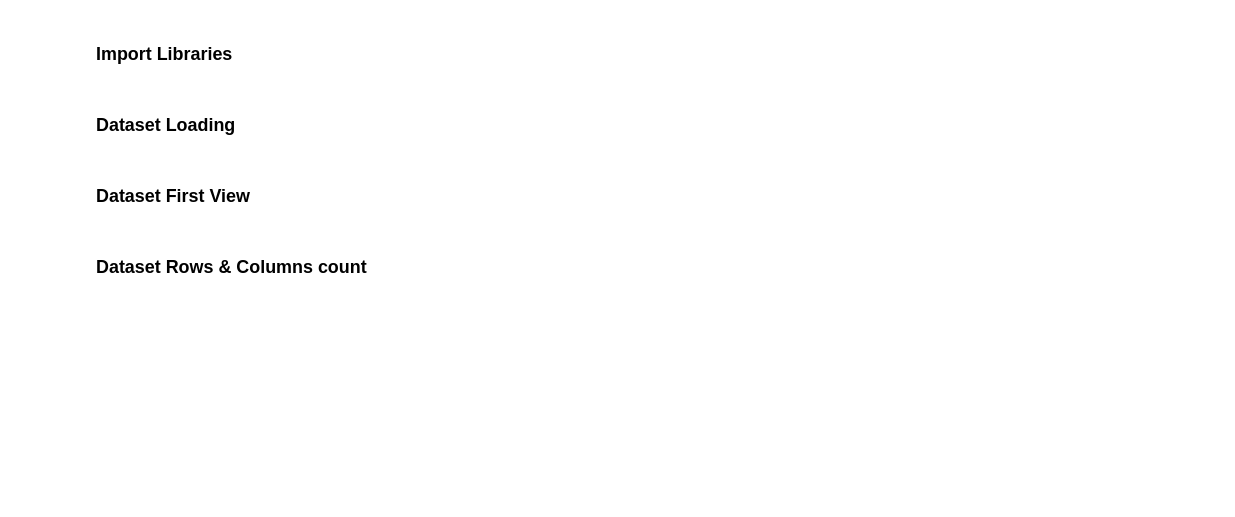
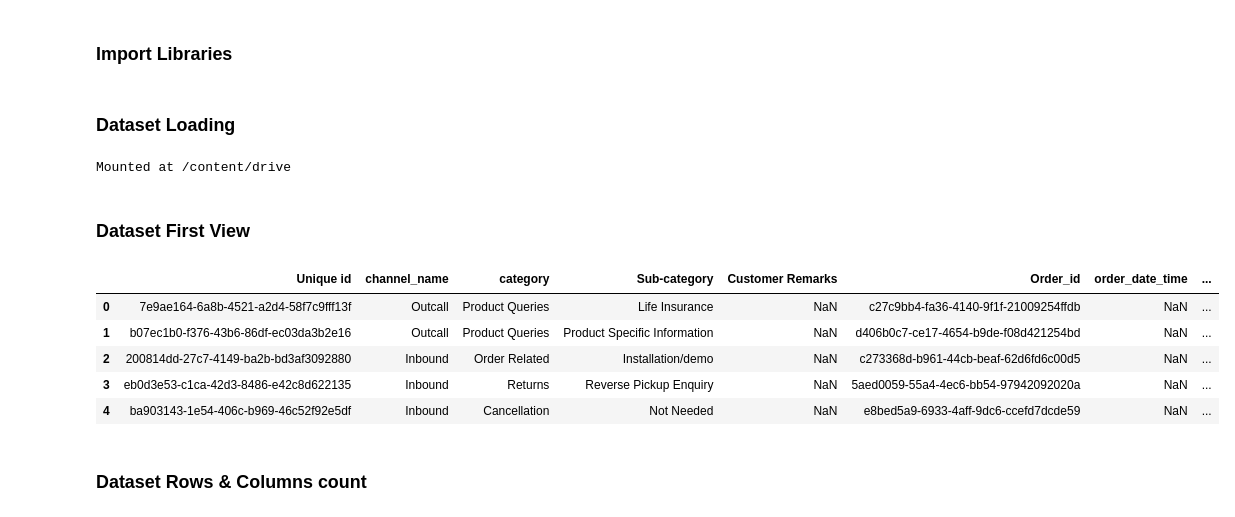
Before and after one commit to amol004/E-Commerce-Customer-Satisfaction-Score-Prediction-Deep-Learning, a Jupyter notebook: E_Commerce_Customer_Satisfaction_Score_Prediction.ipynb, the cells around one changed output. Drawn from its saved outputs; the diff is of its cells as text; code cells hidden in the pictures; blank space fills up the shorter version.

```diff
--- a/E_Commerce_Customer_Satisfaction_Score_Prediction.ipynb
+++ b/E_Commerce_Customer_Satisfaction_Score_Prediction.ipynb
@@ -85,7 +99,23 @@ M - Multivariate Analysis
+# %%
+from google.colab import drive
+drive.mount('/content/drive')
+# %% [output]
+Mounted at /content/drive
+# %%
+# Load Dataset
+df = pd.read_csv('/content/drive/MyDrive/E commerce deep learning /eCommerce_Customer_support_data.csv')
 # %% [markdown]
 ### Dataset First View
 # %%
 # Dataset First Look
+df.head()
+# %% [output]
+|  | Unique id | channel_name | category | Sub-category | Customer Remarks | Order_id | order_date_time | ... |
+| 0 | 7e9ae164-6a8b-4521-a2d4-58f7c9fff13f | Outcall | Product Queries | Life Insurance | NaN | c27c9bb4-fa36-4140-9f1f-21009254ffdb | NaN | ... |
+| 1 | b07ec1b0-f376-43b6-86df-ec03da3b2e16 | Outcall | Product Queries | Product Specific Information | NaN | d406b0c7-ce17-4654-b9de-f08d421254bd | NaN | ... |
+| 2 | 200814dd-27c7-4149-ba2b-bd3af3092880 | Inbound | Order Related | Installation/demo | NaN | c273368d-b961-44cb-beaf-62d6fd6c00d5 | NaN | ... |
+| 3 | eb0d3e53-c1ca-42d3-8486-e42c8d622135 | Inbound | Returns | Reverse Pickup Enquiry | NaN | 5aed0059-55a4-4ec6-bb54-97942092020a | NaN | ... |
+| 4 | ba903143-1e54-406c-b969-46c52f92e5df | Inbound | Cancellation | Not Needed | NaN | e8bed5a9-6933-4aff-9dc6-ccefd7dcde59 | NaN | ... |
 # %% [markdown]
 ### Dataset Rows & Columns count
 # %%
```
Also changed, not shown: parts of 3 cells of this notebook.
